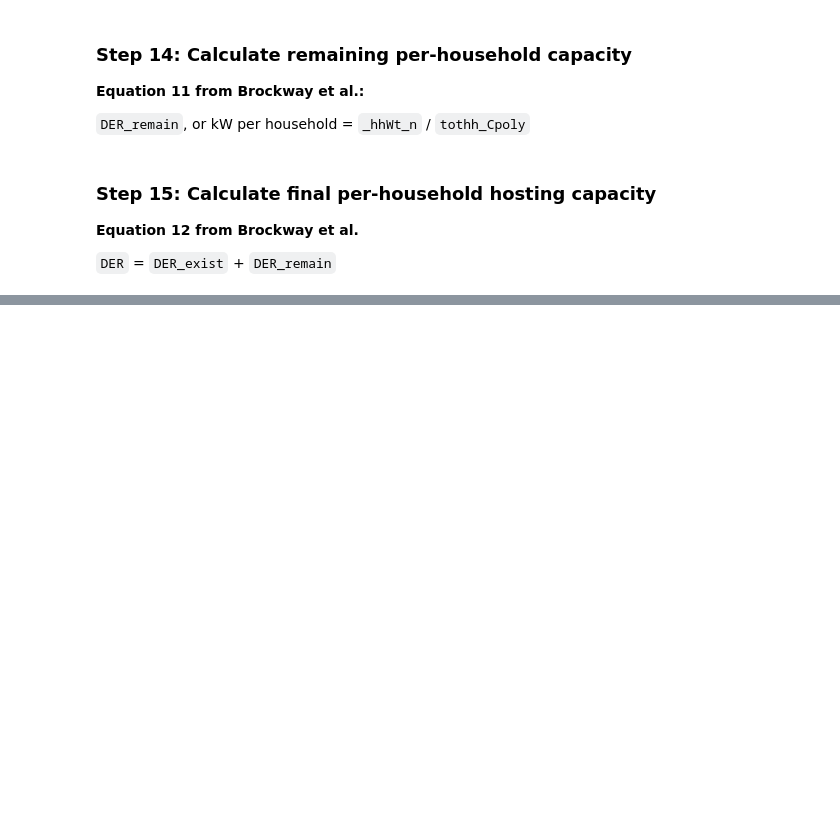
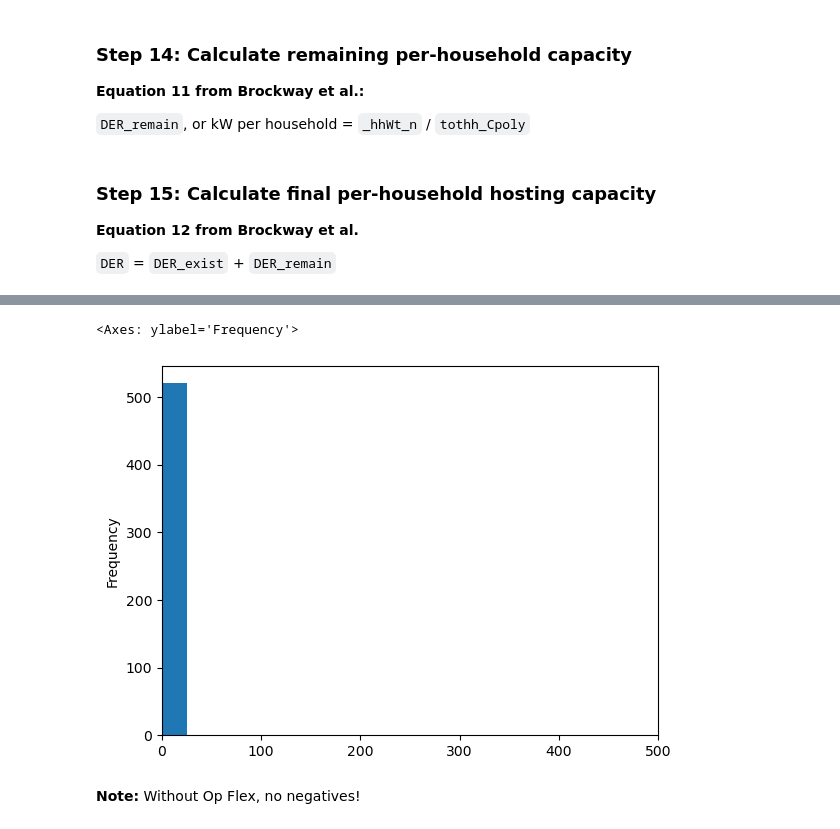
Before and after one commit to sofiiir/hosting-capacity-calculation, a Jupyter notebook: pge-hosting-capacity-.ipynb, the cells around one changed output, grey strips where cells are left out. Cells and saved outputs as stored; diff of their text form; code cells hidden in the pictures; blank space fills up the shorter version.

```diff
--- a/pge-hosting-capacity-.ipynb
+++ b/pge-hosting-capacity-.ipynb
@@ -430,0 +519,9 @@ alameda_singlefamily_linked_clean.head()
+# %%
+alameda_singlefamily_linked['DER_remain'].plot(kind = "hist",
+                                              xlim=(0, 500),
+                                              bins=range(0, 500, 25))
+# %% [output]
+<Axes: ylabel='Frequency'>
+[figure, added]
+# %% [markdown]
+**Note:** Without Op Flex, no negatives!
```
Also changed, not shown: parts of 23 cells of this notebook.
